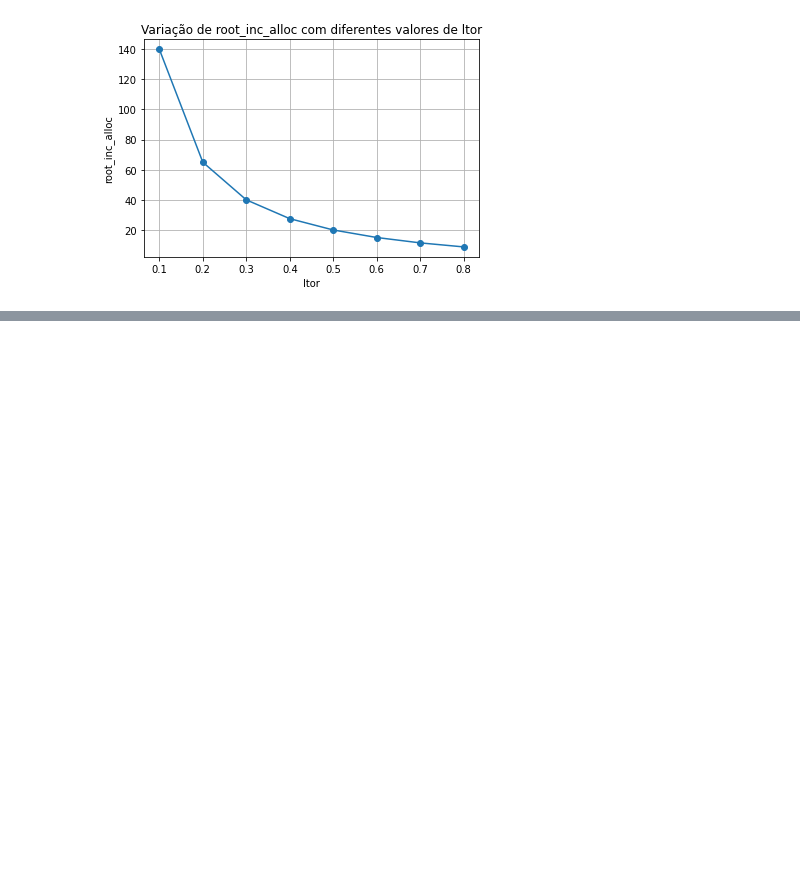
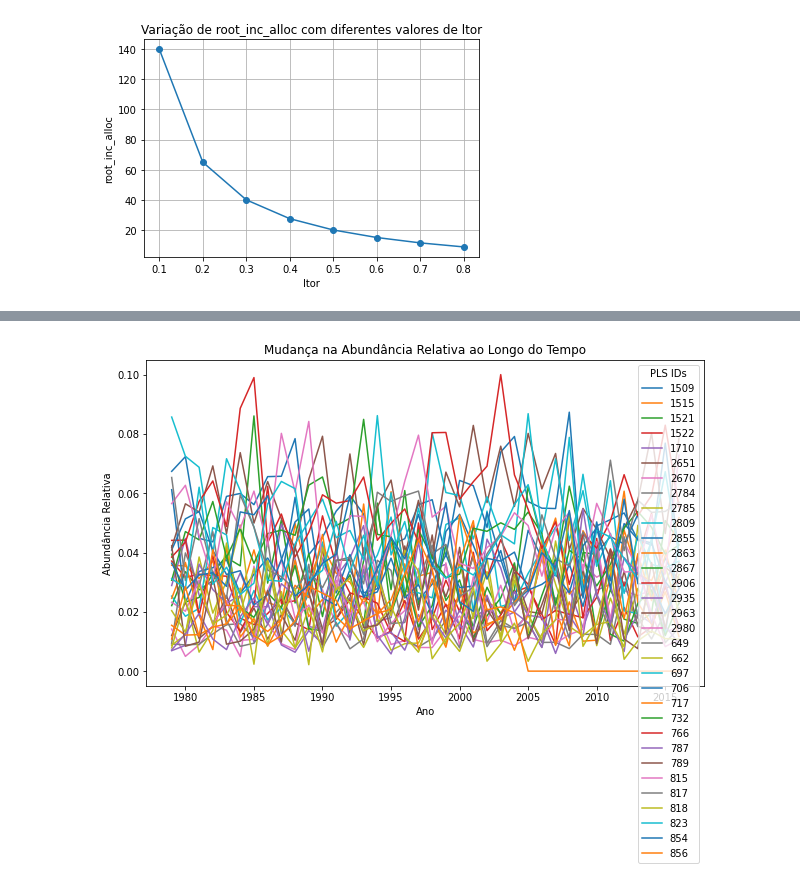
Before and after one commit to ma-gutii/CAETE-DVM-alloc-allom, a Jupyter notebook: src/Untitled-1.ipynb, the cells around one changed output, grey strips where cells are left out. Saved outputs shown, nothing was run; the diff lists cells and outputs as text; code cells hidden in the pictures; blank space fills up the shorter version.

```diff
--- a/src/Untitled-1.ipynb
+++ b/src/Untitled-1.ipynb
@@ -852,0 +862,3 @@ plt.show()
+# %%
+table = pd.read_csv("/home/bianca/bianca/CAETE-DVM-alloc-allom/outputs/tresmil/gridcell175-235/csv/PLS_alive_traits.csv")
+table
@@ -852,0 +879,34 @@ plt.show()
+# %%
+time = table['YEAR']
+time
+
+#select the PLSs IDs
+PLS_id = table['PID'].unique()
+PLS_id
+
+#Creates a dataframe to each PLS
+PLS_abundance = {}
+
+for PLS in PLS_id:
+    PLS_ocp = table.loc[table['PID'] == PLS, 'OC' ].tolist()
+
+    PLS_abundance[PLS] = PLS_ocp
+# %%
+# Obter anos e IDs únicos
+time = table['YEAR'].unique()
+PLS_ids = table['PID'].unique()
+
+# Criar um gráfico de linha para cada PLS
+plt.figure(figsize=(10, 6))
+
+for PLS in PLS_ids:
+    PLS_ocp = table.loc[table['PID'] == PLS, 'OC']
+    plt.plot(time, PLS_ocp, label=PLS)
+
+plt.title('Mudança na Abundância Relativa ao Longo do Tempo')
+plt.xlabel('Ano')
+plt.ylabel('Abundância Relativa')
+plt.legend(title='PLS IDs')
+plt.show()
+# %% [output]
+[figure, added]
```
Also changed, not shown: parts of 7 cells of this notebook, 3 other files.
